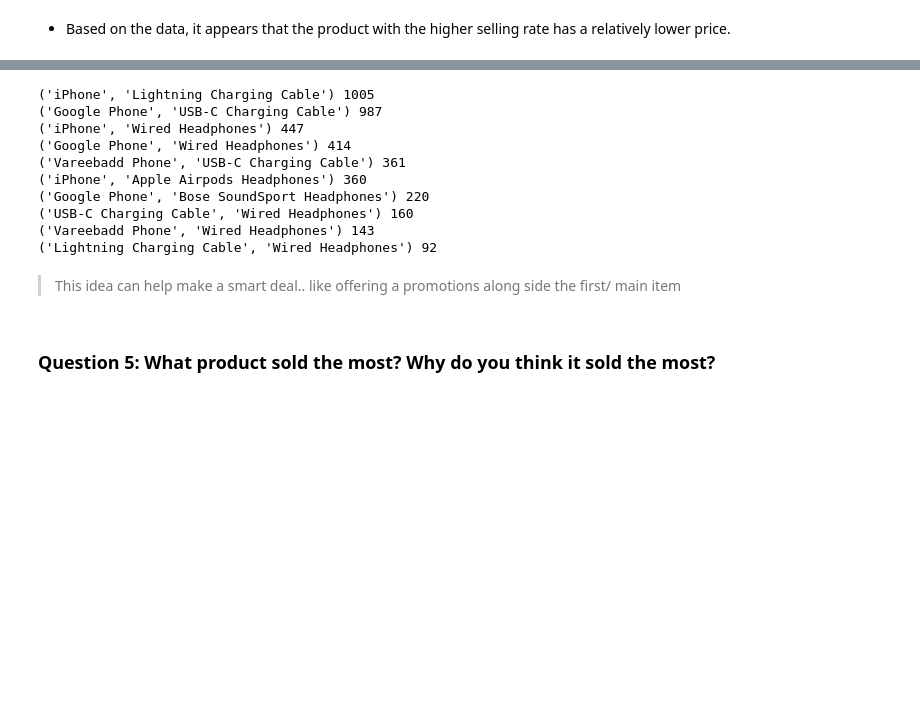
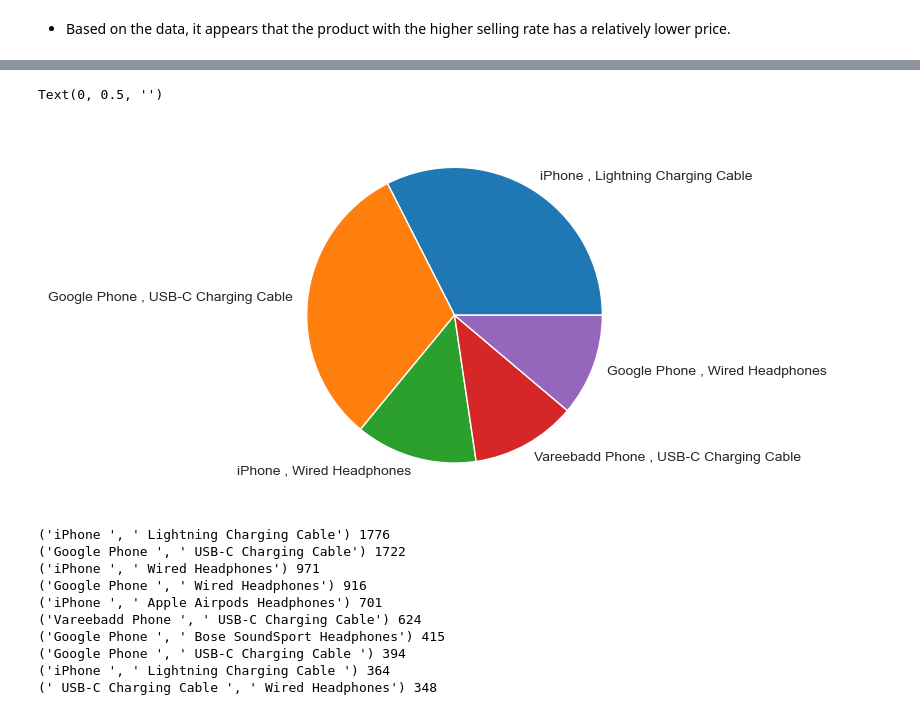
Before and after one commit to Senayitalazarb/SalesAnalysis, a Jupyter notebook: Sales_project.ipynb, the cells around one changed output, grey strips where cells are left out. Drawn from its saved outputs; the diff is of its cells as text; code cells hidden in the pictures; blank space fills up the shorter version.

```diff
--- a/Sales_project.ipynb
+++ b/Sales_project.ipynb
@@ -320,9 +320,3 @@ ax1.set_xticklabels(products,rotation='vertical');
 [figure]
 # %% [markdown]
 - Based on the data, it appears that the product with the higher selling rate has a relatively lower price.
-# %%
-### best way to work with the time column
-df['Order Date'] = pd.to_datetime(df['Order Date'])
-df['Hour'] = df['Order Date'].dt.hour
-df['Minute'] = df['Order Date'].dt.minute
-df.groupby(['Hour']).count()
@@ -375,7 +322,0 @@ plt.show()
-# %%
-### another way-- gettting the time and plot --quick one
-def get_time(order_date):
-    return order_date.split(' ')[1]
-df['Time'] = df['Order Date'].apply(lambda x: get_time(x))
-group_time = df.groupby('Time').agg({'Sales': 'sum'})
-group_time.plot()
@@ -407,0 +326,4 @@ See the caveats in the documentation: https://pandas.pydata.org/pandas-docs/stab
+# %%
+### first lets get the duplicate
+df_dub = df[df['Order ID'].duplicated(keep = False)]
+df_dub.head()
@@ -408,3 +337,12 @@ See the caveats in the documentation: https://pandas.pydata.org/pandas-docs/stab
+# %%
+df_dub['grouped'] = df_dub.groupby('Order ID')['Product'].transform(lambda x: ' , '.join(x))
+df_dub = df_dub.drop('Order ID', axis = 1)
+# %%
+df_dub['grouped'].value_counts().head().plot(kind = 'pie')
+plt.ylabel('')
+# %% [output]
+Text(0, 0.5, '')
+[figure, added]
 # %%
 from itertools import combinations
 from collections import Counter ## this works with list
@@ -413,5 +349,6 @@ count = Counter()
 # %%
-for row in df_g['Grouped']:
+count = Counter()
+for row in df_dub['grouped']:
     row_list = row.split(',')
     count.update(Counter(combinations(row_list, 2))) ## can make 3 items
 #print(count)  ## a bit messy
@@ -419,17 +356,13 @@ for row in df_g['Grouped']:
 for key, value in count.most_common(10):
     print(key, value)
 # %% [output]
-('iPhone', 'Lightning Charging Cable') 1005
-('Google Phone', 'USB-C Charging Cable') 987
-('iPhone', 'Wired Headphones') 447
-('Google Phone', 'Wired Headphones') 414
-('Vareebadd Phone', 'USB-C Charging Cable') 361
-('iPhone', 'Apple Airpods Headphones') 360
-('Google Phone', 'Bose SoundSport Headphones') 220
-('USB-C Charging Cable', 'Wired Headphones') 160
-('Vareebadd Phone', 'Wired Headphones') 143
-('Lightning Charging Cable', 'Wired Headphones') 92
+('iPhone ', ' Lightning Charging Cable') 1776
+('Google Phone ', ' USB-C Charging Cable') 1722
+('iPhone ', ' Wired Headphones') 971
+('Google Phone ', ' Wired Headphones') 916
+('iPhone ', ' Apple Airpods Headphones') 701
+('Vareebadd Phone ', ' USB-C Charging Cable') 624
+('Google Phone ', ' Bose SoundSport Headphones') 415
+('Google Phone ', ' USB-C Charging Cable ') 394
+('iPhone ', ' Lightning Charging Cable ') 364
+(' USB-C Charging Cable ', ' Wired Headphones') 348
-# %% [markdown]
->This idea can help make a smart deal.. like offering a promotions along side the first/ main item
-# %% [markdown]
-### Question 5: What product sold the most? Why do you think it sold the most?
```
Also changed, not shown: parts of 18 cells of this notebook.
